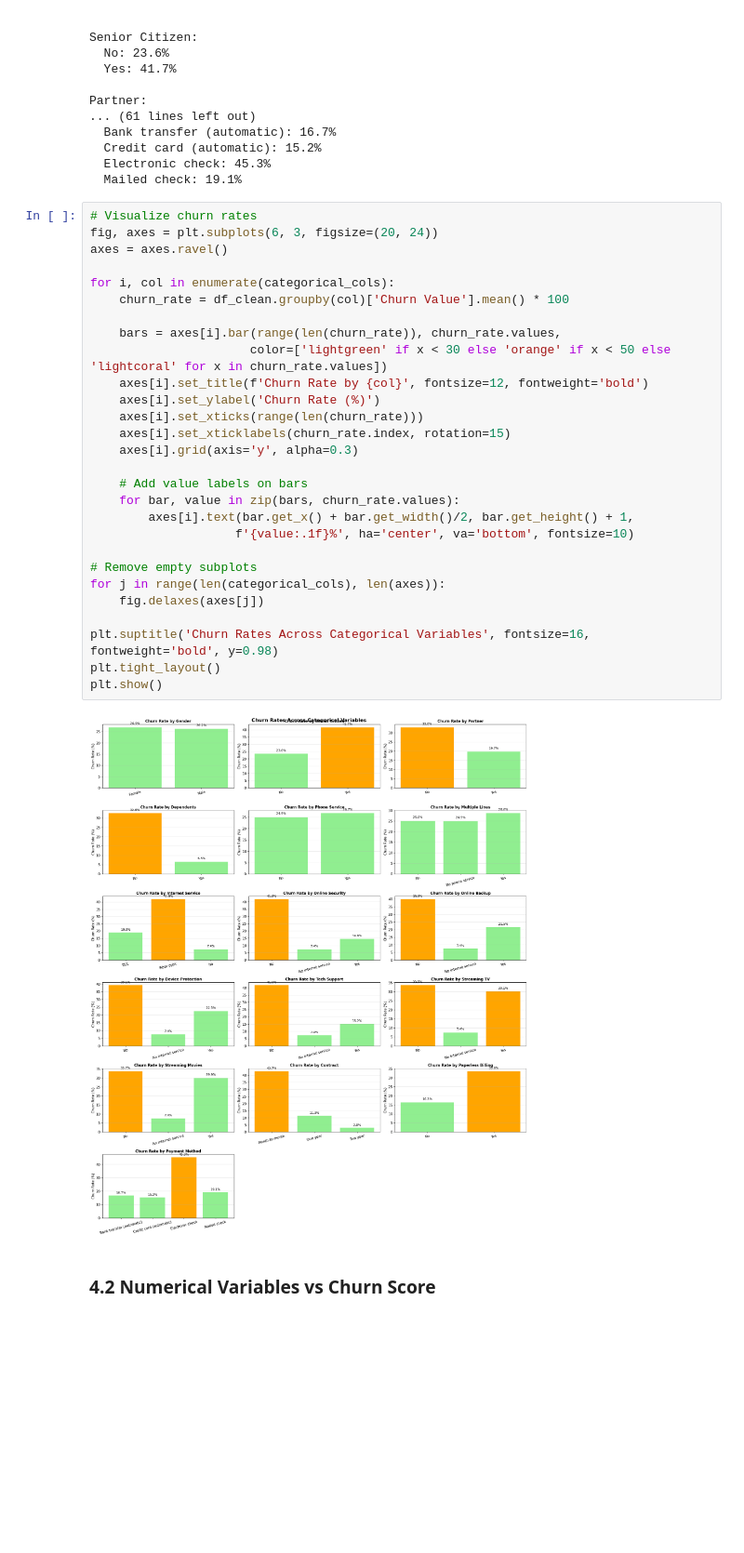
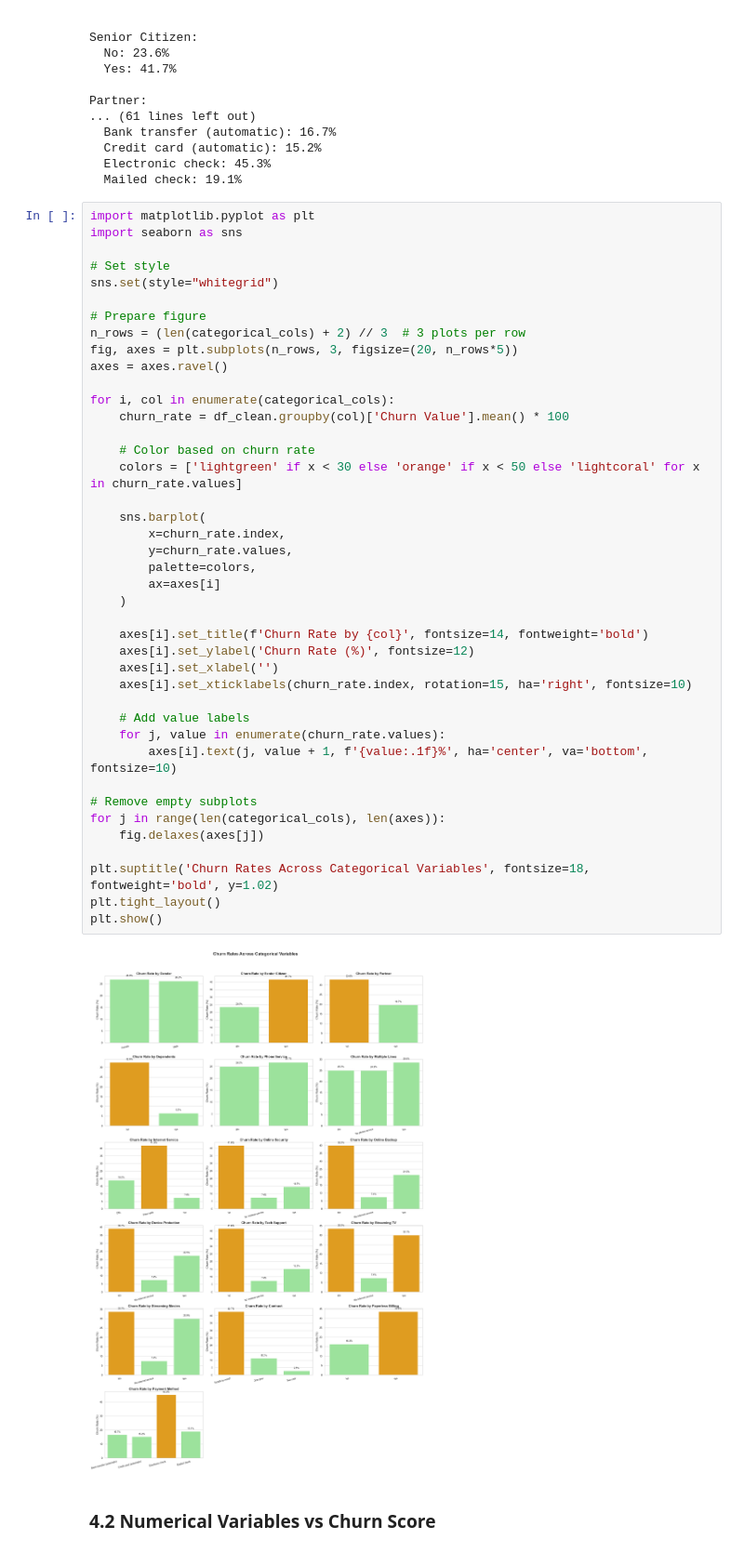
Before and after one commit to lintosunny/churn-x, a Jupyter notebook: ml/notebooks/eda.ipynb, the cells around one changed output. Shown at 93% size. Drawn from its saved outputs; the diff is of its cells as text; blank space fills up the shorter version.

```diff
--- a/ml/notebooks/eda.ipynb
+++ b/ml/notebooks/eda.ipynb
@@ -383,35 +408,48 @@ Partner:
   Electronic check: 45.3%
   Mailed check: 19.1%
 # %%
-# Visualize churn rates
-fig, axes = plt.subplots(6, 3, figsize=(20, 24))
+import matplotlib.pyplot as plt
+import seaborn as sns
+
+# Set style
+sns.set(style="whitegrid")
+
+# Prepare figure
+n_rows = (len(categorical_cols) + 2) // 3  # 3 plots per row
+fig, axes = plt.subplots(n_rows, 3, figsize=(20, n_rows*5))
 axes = axes.ravel()
 
 for i, col in enumerate(categorical_cols):
     churn_rate = df_clean.groupby(col)['Churn Value'].mean() * 100
 
-    bars = axes[i].bar(range(len(churn_rate)), churn_rate.values,
-                      color=['lightgreen' if x < 30 else 'orange' if x < 50 else 'lightcoral' for x in churn_rate.values])
-    axes[i].set_title(f'Churn Rate by {col}', fontsize=12, fontweight='bold')
-    axes[i].set_ylabel('Churn Rate (%)')
-    axes[i].set_xticks(range(len(churn_rate)))
-    axes[i].set_xticklabels(churn_rate.index, rotation=15)
-    axes[i].grid(axis='y', alpha=0.3)
+    # Color based on churn rate
+    colors = ['lightgreen' if x < 30 else 'orange' if x < 50 else 'lightcoral' for x in churn_rate.values]
 
-    # Add value labels on bars
-    for bar, value in zip(bars, churn_rate.values):
-        axes[i].text(bar.get_x() + bar.get_width()/2, bar.get_height() + 1,
-                    f'{value:.1f}%', ha='center', va='bottom', fontsize=10)
+    sns.barplot(
+        x=churn_rate.index,
+        y=churn_rate.values,
+        palette=colors,
+        ax=axes[i]
+    )
+
+    axes[i].set_title(f'Churn Rate by {col}', fontsize=14, fontweight='bold')
+    axes[i].set_ylabel('Churn Rate (%)', fontsize=12)
+    axes[i].set_xlabel('')
+    axes[i].set_xticklabels(churn_rate.index, rotation=15, ha='right', fontsize=10)
+
+    # Add value labels
+    for j, value in enumerate(churn_rate.values):
+        axes[i].text(j, value + 1, f'{value:.1f}%', ha='center', va='bottom', fontsize=10)
 
 # Remove empty subplots
 for j in range(len(categorical_cols), len(axes)):
     fig.delaxes(axes[j])
 
-plt.suptitle('Churn Rates Across Categorical Variables', fontsize=16, fontweight='bold', y=0.98)
+plt.suptitle('Churn Rates Across Categorical Variables', fontsize=18, fontweight='bold', y=1.02)
 plt.tight_layout()
 plt.show()
 # %% [output]
-[figure, old version]
+[figure, new version]
 # %% [markdown]
 ### 4.2 Numerical Variables vs Churn Score
 # %%
```
Also changed, not shown: parts of 6 cells of this notebook, 6 other files.
